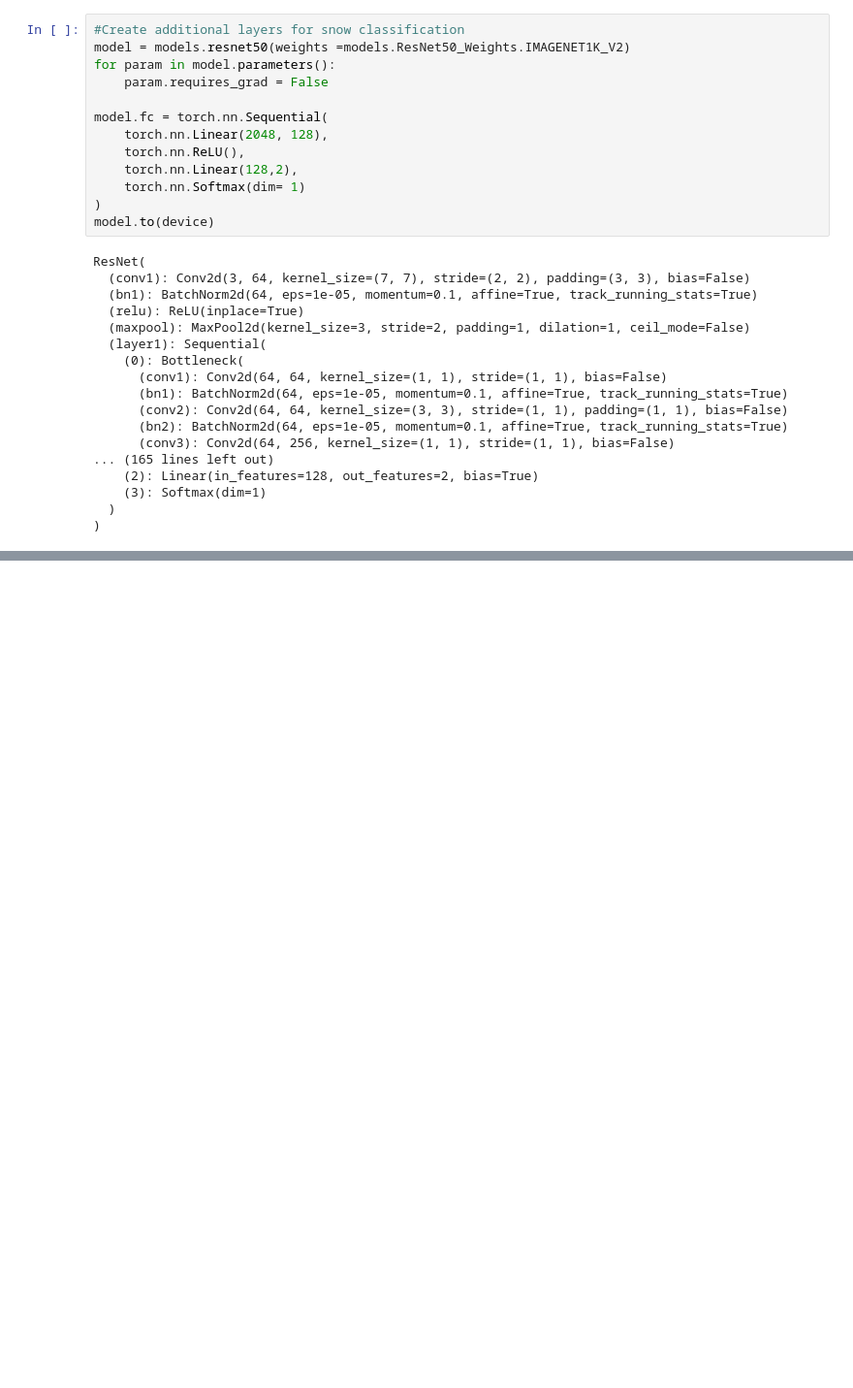
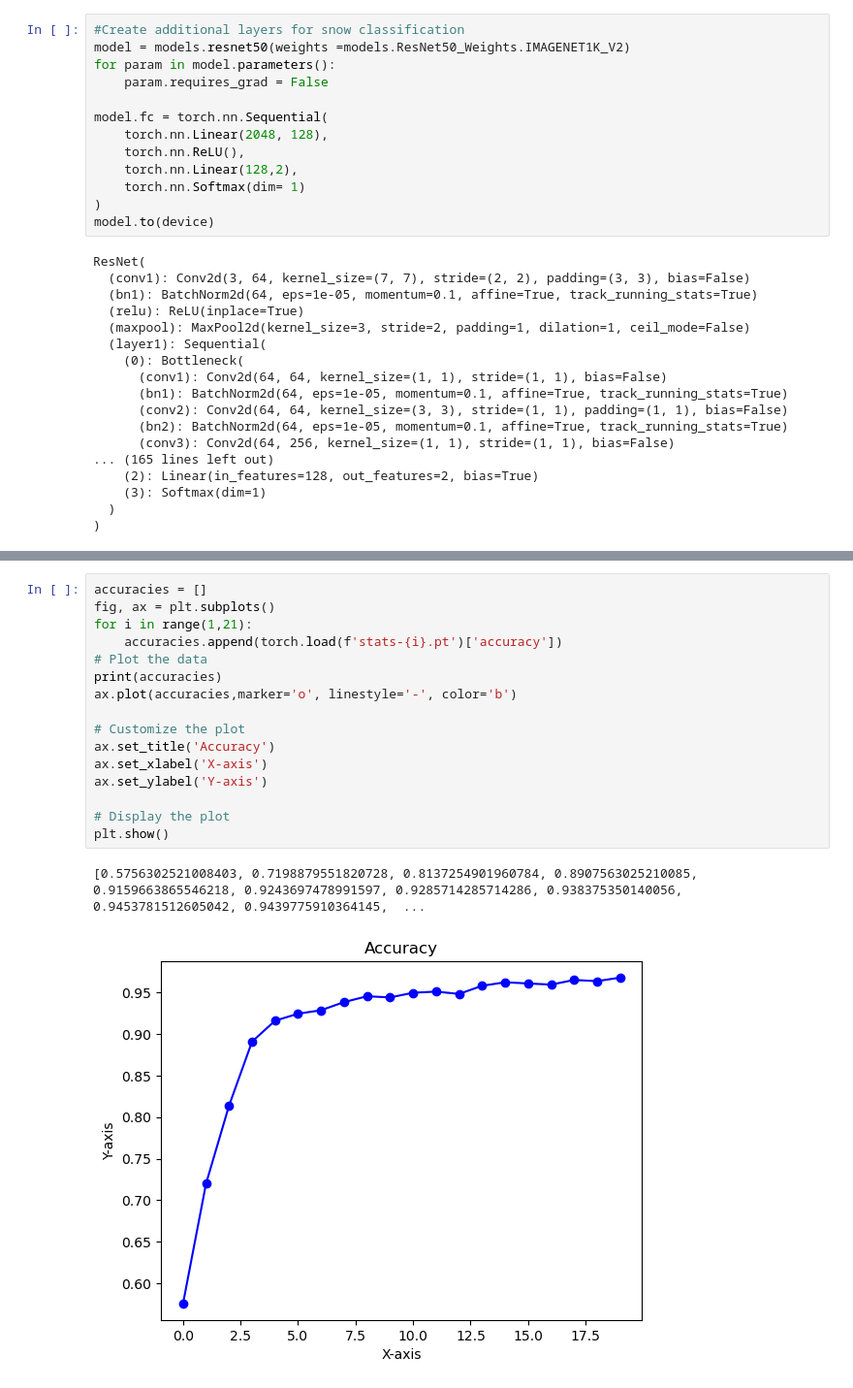
Before and after one commit to waggle-sensor/summer2023, a Jupyter notebook: Arnold/snowclassifier/model.ipynb, the cells around one changed output, grey strips where cells are left out. Shown at 97% size. Cells and saved outputs as stored; diff of their text form; blank space fills up the shorter version.

```diff
--- a/Arnold/snowclassifier/model.ipynb
+++ b/Arnold/snowclassifier/model.ipynb
@@ -203,0 +263,19 @@ plt.show()
+# %%
+accuracies = []
+fig, ax = plt.subplots()
+for i in range(1,21):
+    accuracies.append(torch.load(f'stats-{i}.pt')['accuracy'])
+# Plot the data
+print(accuracies)
+ax.plot(accuracies,marker='o', linestyle='-', color='b')
+
+# Customize the plot
+ax.set_title('Accuracy')
+ax.set_xlabel('X-axis')
+ax.set_ylabel('Y-axis')
+
+# Display the plot
+plt.show()
+# %% [output]
+[0.5756302521008403, 0.7198879551820728, 0.8137254901960784, 0.8907563025210085, 0.9159663865546218, 0.9243697478991597, 0.9285714285714286, 0.938375350140056, 0.9453781512605042, 0.9439775910364145,  ...
+[figure, added]
```
Also changed, not shown: parts of 10 cells of this notebook, 9 other files.
